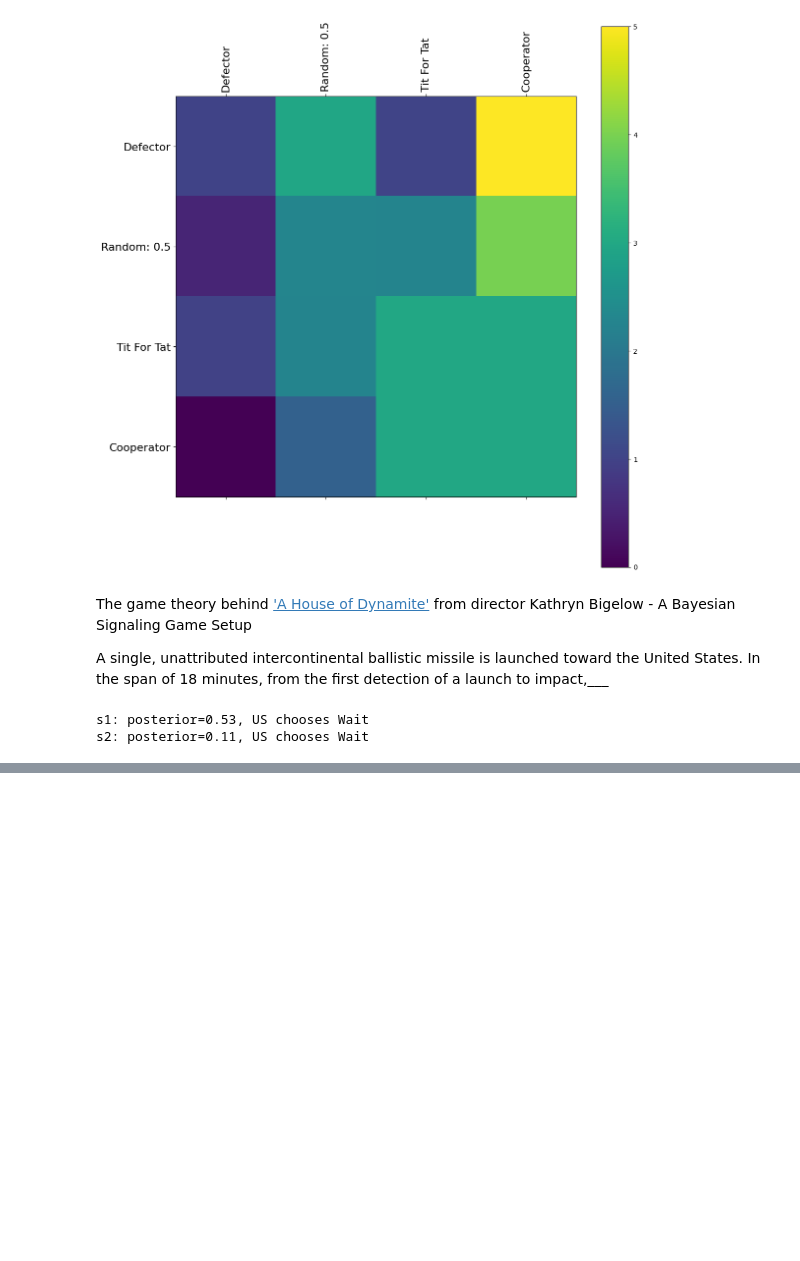
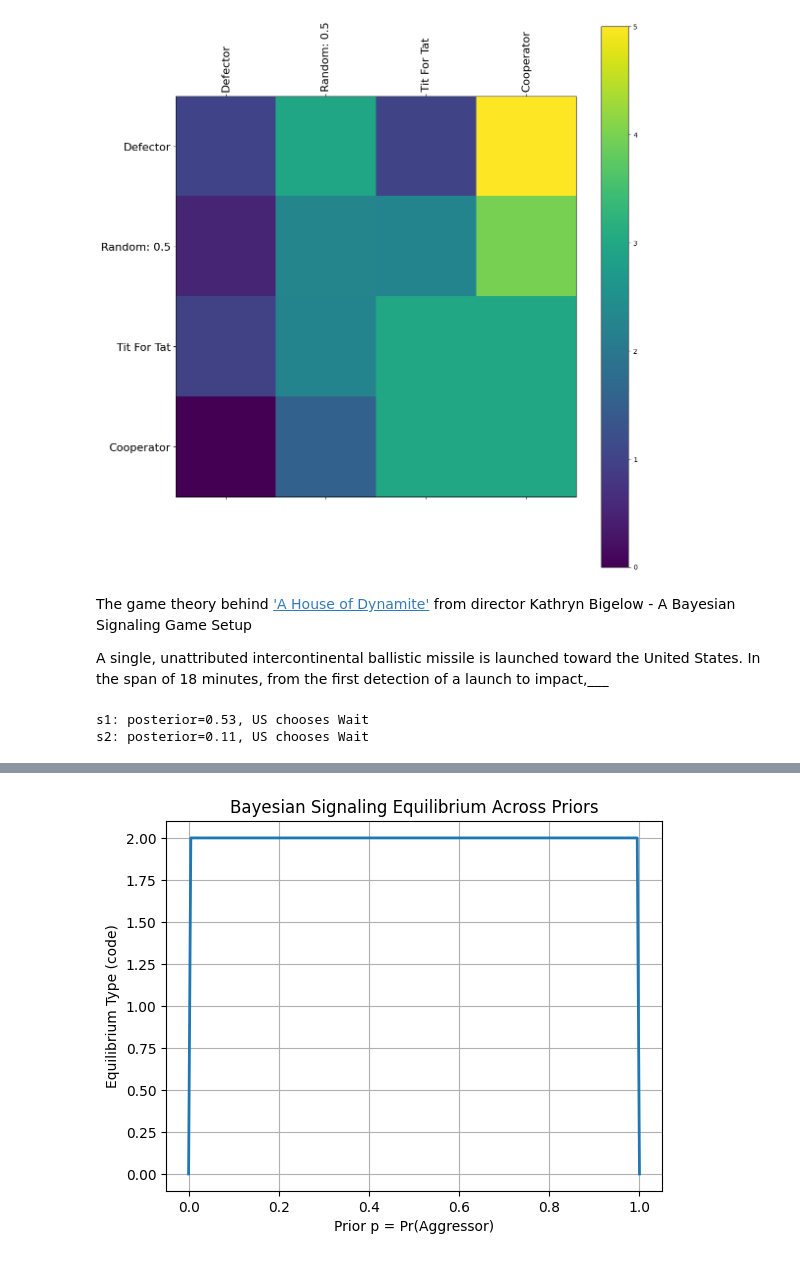
Before and after one commit to elenamurray/PS2-Algorithmic-Game-Theory, a Jupyter notebook: ps2.ipynb, the cells around one changed output, grey strips where cells are left out. Cells and saved outputs as stored; diff of their text form; code cells hidden in the pictures; blank space fills up the shorter version.

```diff
--- a/ps2.ipynb
+++ b/ps2.ipynb
@@ -429,0 +498,23 @@ s2: posterior=0.11, US chooses Wait
+# %%
+records = []
+
+for p in p_grid:
+    for alpha, beta, label in sender_strategies:
+        # Posterior beliefs for each signal
+        p_s1, p_s2 = posterior(p, alpha, beta, 's1'), posterior(p, alpha, beta, 's2')
+        belief_s1, belief_s2 = (p if np.isnan(p_s1) else p_s1), (p if np.isnan(p_s2) else p_s2)
+
+        act_s1, EU_R1, EU_W1 = receiver_best_response(belief_s1)
+        act_s2, EU_R2, EU_W2 = receiver_best_response(belief_s2)
+        actions = {'s1': act_s1, 's2': act_s2}
+
+        if is_equilibrium(p, alpha, beta, actions):
+            records.append({
+                'p': p, 'alpha': alpha, 'beta': beta,
+                'sender_strategy': label,
+                'belief_s1': belief_s1, 'belief_s2': belief_s2,
+                'US_action_s1': act_s1, 'US_action_s2': act_s2
+            })
+
+eq_df = pd.DataFrame(records)
+eq_df.head()
@@ -429,0 +528,20 @@ s2: posterior=0.11, US chooses Wait
+# %%
+eq_map = {
+    "Separating (A→s1, I→s2)": 0,
+    "Reverse-separating (A→s2, I→s1)": 1,
+    "Pooling on s1": 2,
+    "Pooling on s2": 3,
+}
+
+first_eq = eq_df.groupby('p').first().reset_index()
+first_eq['eq_code'] = first_eq['sender_strategy'].map(eq_map)
+
+plt.figure()
+plt.plot(first_eq['p'], first_eq['eq_code'], linewidth=2)
+plt.xlabel("Prior p = Pr(Aggressor)")
+plt.ylabel("Equilibrium Type (code)")
+plt.title("Bayesian Signaling Equilibrium Across Priors")
+plt.grid(True)
+plt.show()
+# %% [output]
+[figure, added]
```
Also changed, not shown: parts of 6 cells of this notebook.
